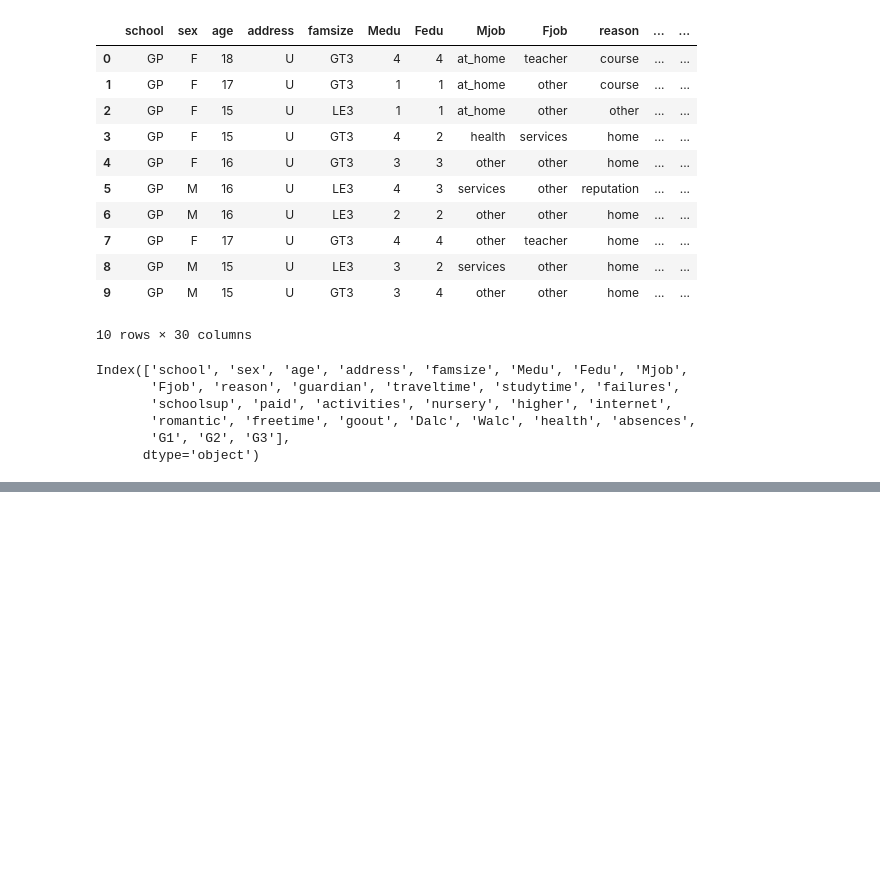
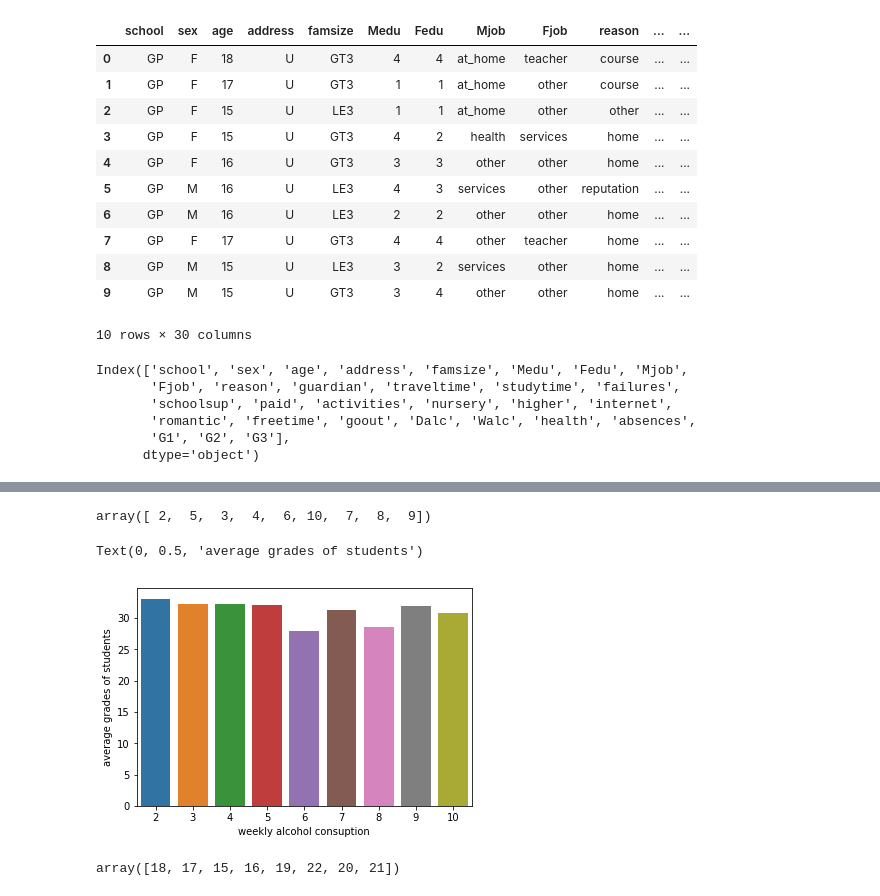
Before and after one commit to Learnlearningplatform/Student_analysis, a Jupyter notebook: project1.ipynb, the cells around one changed output, grey strips where cells are left out. Drawn from its saved outputs; the diff is of its cells as text; code cells hidden in the pictures; blank space fills up the shorter version.

```diff
--- a/project1.ipynb
+++ b/project1.ipynb
@@ -90,0 +192,21 @@ Index(['school', 'sex', 'age', 'address', 'famsize', 'Medu', 'Fedu', 'Mjob',
+# %%
+df['talc'].unique()
+# %% [output]
+array([ 2,  5,  3,  4,  6, 10,  7,  8,  9])
+# %%
+y=df['talc'].unique()
+grade=df.groupby('talc')['Gt'].mean()
+# %%
+#graph between weekly alcohol consuption and average grades of student
+import matplotlib.pyplot as plt
+sns.barplot(x=y,y=grade)
+plt.xlabel('weekly alcohol consuption')
+plt.ylabel('average grades of students')
+#students who consume alcohol 2 times a week have better performance than who consume alcohol more in aweek
+# %% [output]
+Text(0, 0.5, 'average grades of students')
+[figure, added]
+# %%
+df['age'].unique()
+# %% [output]
+array([18, 17, 15, 16, 19, 22, 20, 21])
```
Also changed, not shown: parts of 19 cells of this notebook.
